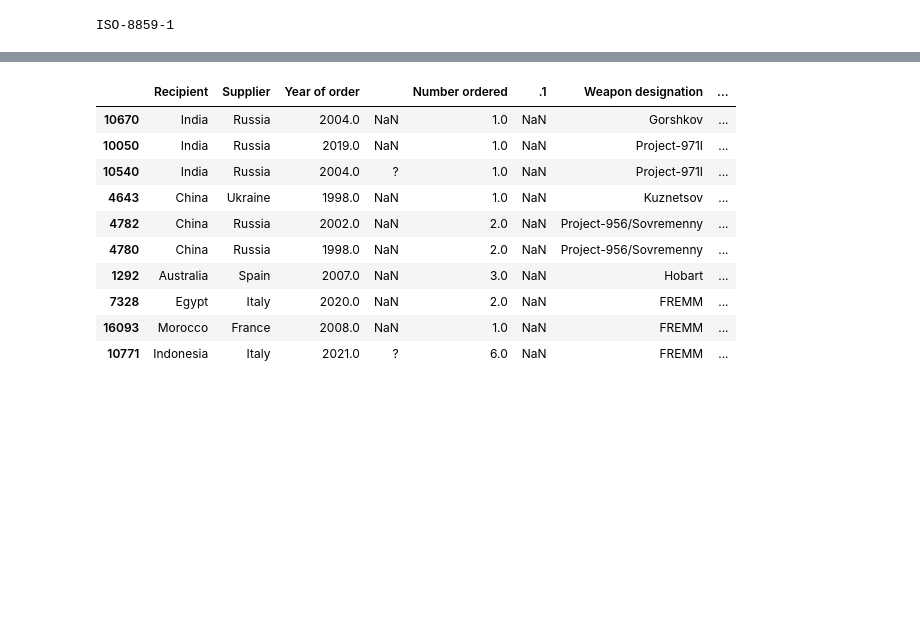
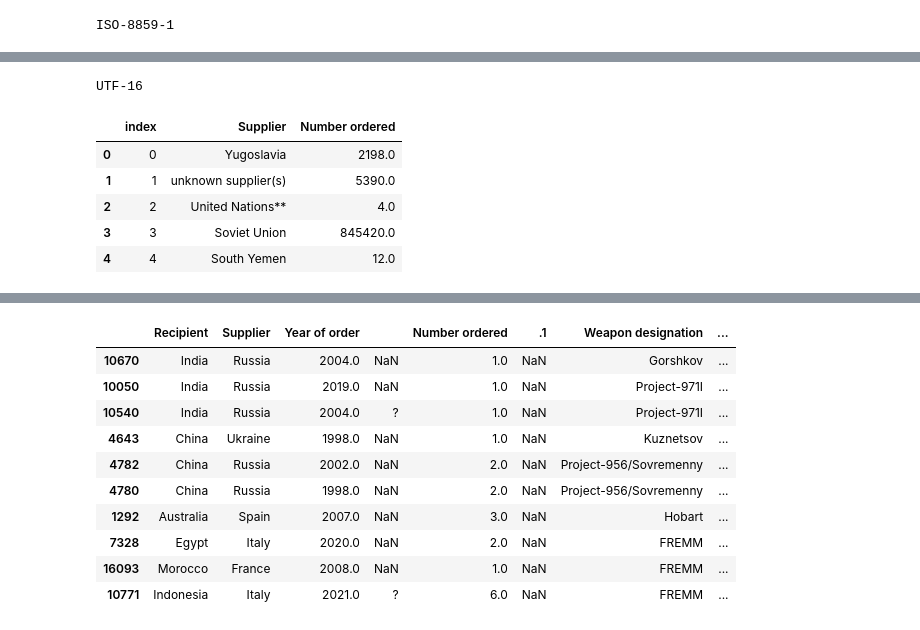
Before and after one commit to ClaytonB-3/arms-trade-proj, a Jupyter notebook: data_cleaning.ipynb, the cells around one changed output, grey strips where cells are left out. Saved outputs shown, nothing was run; the diff lists cells and outputs as text; code cells hidden in the pictures; blank space fills up the shorter version.

```diff
--- a/data_cleaning.ipynb
+++ b/data_cleaning.ipynb
@@ -9,0 +14,18 @@ ISO-8859-1
+# %%
+with open("int_data/unidentified_suppliers.csv", "rb") as f:
+    supp_encoding = chardet.detect(f.read())
+    print(supp_encoding["encoding"])
+# %% [output]
+UTF-16
+# %%
+unid_supp_df = pd.read_csv('int_data/unidentified_suppliers.csv', encoding = supp_encoding['encoding'], sep='\t').reset_index()
+unid_rec_df = pd.read_csv('int_data/unidentified_recipients.csv', encoding = supp_encoding['encoding'],sep='\t').reset_index()
+
+unid_supp_df.head()
+# %% [output]
+|  | index | Supplier | Number ordered |
+| 0 | 0 | Yugoslavia | 2198.0 |
+| 1 | 1 | unknown supplier(s) | 5390.0 |
+| 2 | 2 | United Nations** | 4.0 |
+| 3 | 3 | Soviet Union | 845420.0 |
+| 4 | 4 | South Yemen | 12.0 |
```
Also changed, not shown: parts of 4 cells of this notebook, 7 other files.
